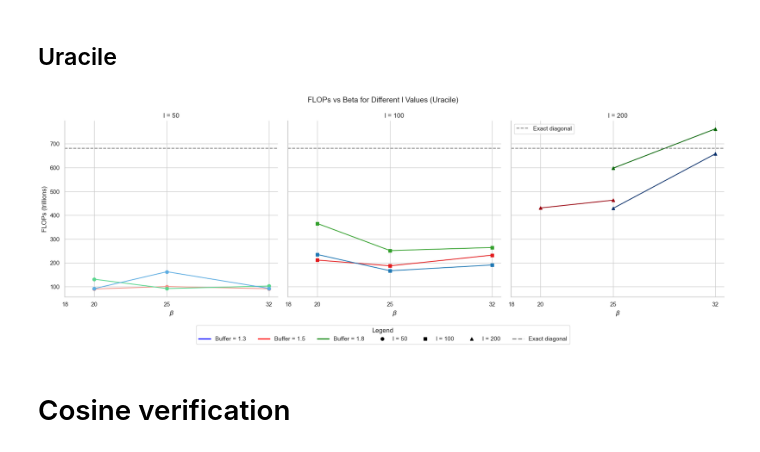
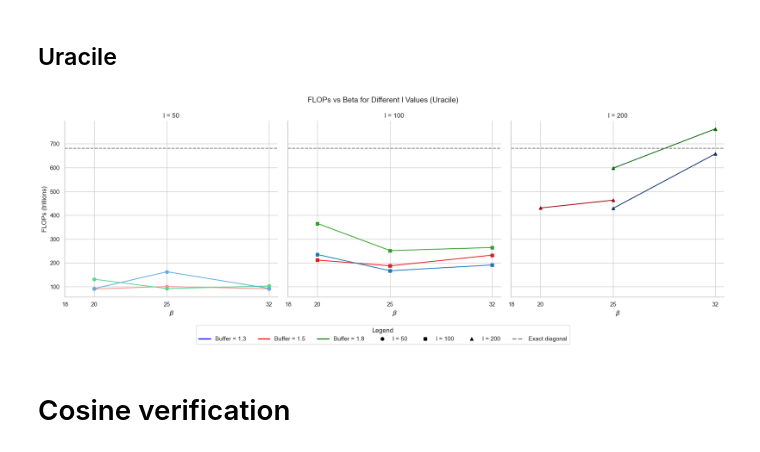
Before and after one commit to framere/Final_codes_MA, a Jupyter notebook: Results_plots/FLOPs_vs_beta.ipynb, the cells around one changed output. Drawn from its saved outputs; the diff is of its cells as text; code cells hidden in the pictures.

```diff
--- a/Results_plots/FLOPs_vs_beta.ipynb
+++ b/Results_plots/FLOPs_vs_beta.ipynb
@@ -213,36 +213,36 @@ axes[1].set_xlabel(r"$\beta$")
 axes[1].set_xticks([18, 20, 25, 32])
 axes[1].axhline(y=exact_diago / 1e12, color='gray', linestyle='--', label='Exact diagonal')
 axes[1].grid(True)
 
 # --- Plot for l = 200 ---
 axes[2].plot(beta[1:3], l200[1:3] / 1e12, marker='^', color=colors_red[2])
 axes[2].plot(beta[2:], l200_18[1:] / 1e12, marker='^', color=colors_green[2])
 axes[2].plot(beta[2:], l200_13[1:] / 1e12, marker='^', color=colors_blue[2])
 axes[2].set_title("l = 200")
 axes[2].set_xlabel(r"$\beta$")
 axes[2].set_xticks([18, 20, 25, 32])
-axes[2].axhline(y=exact_diago / 1e12, color='gray', linestyle='--', label='Exact diagonal')
+axes[2].axhline(y=exact_diago / 1e12, color='gray', linestyle='--')
 axes[2].grid(True)
 
 # --- Shared Legend ---
 legend_elements = [
     Line2D([0], [0], color='blue', lw=2, label='Buffer = 1.3'),
     Line2D([0], [0], color='red', lw=2, label='Buffer = 1.5'),
     Line2D([0], [0], color='green', lw=2, label='Buffer = 1.8'),
     Line2D([0], [0], color='black', marker='o', lw=0, label='l = 50'),
     Line2D([0], [0], color='black', marker='s', lw=0, label='l = 100'),
     Line2D([0], [0], color='black', marker='^', lw=0, label='l = 200'),
     Line2D([0], [0], color='gray', lw=2, linestyle='--', label='Exact diagonal')
 ]
 
 fig.legend(handles=legend_elements, loc='lower center', ncol=7, title="Legend", bbox_to_anchor=(0.5, -0.1))
-plt.legend()
+# plt.legend()
 fig.suptitle("FLOPs vs Beta for Different l Values (Uracile)", fontsize=14)
 sns.despine()
 plt.tight_layout()
 plt.show()
 # %% [output]
-[figure, old version]
+[figure, new version]
 # %% [markdown]
 # Cosine verification
 # %% [markdown]
```
Also changed, not shown: 8 other files.
